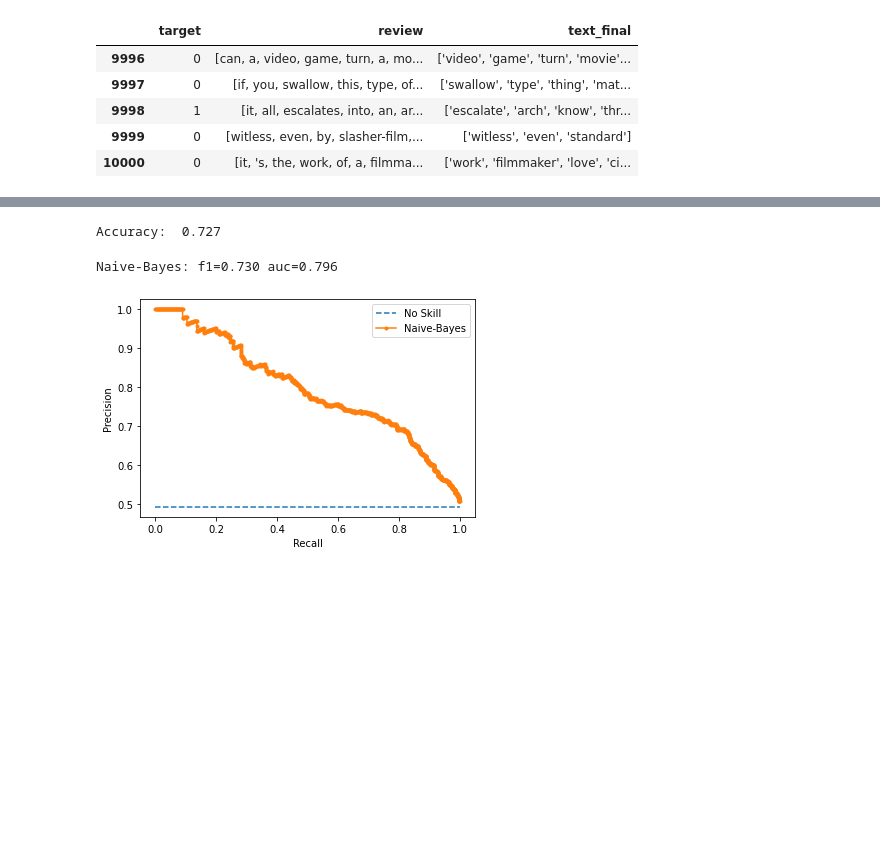
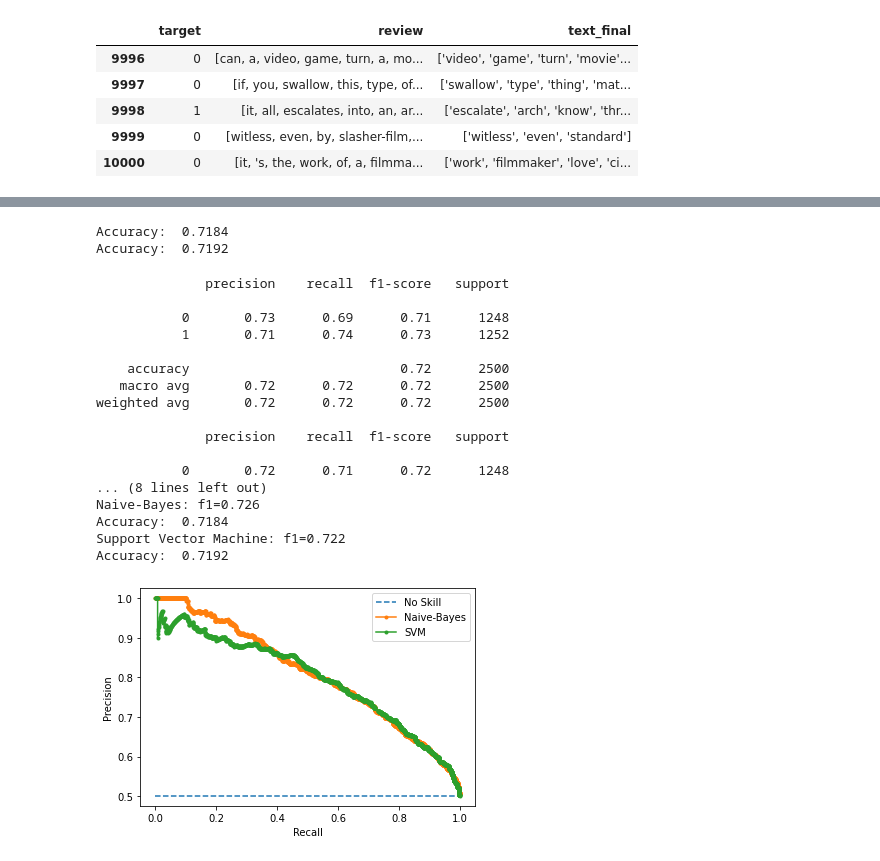
Before and after one commit to thomassheboy/CS254-FinalProject, a Jupyter notebook: ProjectDataImport.ipynb, the cells around one changed output, grey strips where cells are left out. Cells and saved outputs as stored; diff of their text form; code cells hidden in the pictures; blank space fills up the shorter version.

```diff
--- a/ProjectDataImport.ipynb
+++ b/ProjectDataImport.ipynb
@@ -133,8 +133,8 @@ reviews.tail()
 | 10000 | 0 | [it, 's, the, work, of, a, filmma... | ['work', 'filmmaker', 'love', 'ci... |
 # %%
 # Create Train and Test splits
-
-train_x, test_x, train_y, test_y = model_selection.train_test_split(reviews['text_final'], reviews['target'], test_size=.1)
+test_s = .25
+train_x, test_x, train_y, test_y = model_selection.train_test_split(reviews['text_final'], reviews['target'], test_size=test_s)
 # %%
 print("\ntrain_x Shape: ", train_x.shape)
 print("\ntrain_y Shape: ", train_y.shape)
@@ -166,7 +166,8 @@ Encoder = LabelEncoder()
 train_y = Encoder.fit_transform(train_y)
 test_y = Encoder.fit_transform(test_y)
 # %%
-Tfidf_vect = TfidfVectorizer(max_features=5000)
+max_f = 10000
+Tfidf_vect = TfidfVectorizer(max_features=max_f)
 Tfidf_vect.fit(reviews['text_final'])
 train_x_Tfidf = Tfidf_vect.transform(train_x)
 test_x_Tfidf = Tfidf_vect.transform(test_x)
@@ -203,41 +204,79 @@ pred_nb = nb.predict(test_x_Tfidf)
 
 # output accuracy just to show it works
 print("Accuracy: ", accuracy_score(pred_nb, test_y))
+
+svm = SVC(probability=True)
+svm.fit(train_x_Tfidf, train_y)
+pred_svm = svm.predict(test_x_Tfidf)
+print("Accuracy: ", accuracy_score(pred_svm, test_y))
 # %% [output]
-Accuracy:  0.727
+Accuracy:  0.7184
+Accuracy:  0.7192
 # %%
 #Analysis
 
 #Predict Probability
 nb_probs = nb.predict_proba(test_x_Tfidf)
 nb_probs = nb_probs[:,1]
+svm_probs = svm.predict_proba(test_x_Tfidf)
+svm_probs = svm_probs[:,1]
+
+#Classification Report
+print(classification_report(test_y, pred_nb, labels=[0,1]))
+print(classification_report(test_y, pred_svm, labels=[0,1]))
 
 #Calculate precision-recall
-precision, recall, thresholds = precision_recall_curve(test_y, nb_probs)
+precision_nb, recall_nb, thresholds_nb = precision_recall_curve(test_y, nb_probs)
+precision_svm, recall_svm, thresholds_svm = precision_recall_curve(test_y, svm_probs)
 
 #Calculate F1
-f1 = f1_score(test_y, pred_nb)
+f1_nb = f1_score(test_y, pred_nb)
+f1_svm = f1_score(test_y, pred_svm)
 
 #Calculate precision recal auc
-auc = auc(recall, precision)
+# auc_nb = auc(recall_nb, precision_nb)
+# auc_svm = auc(recall_svm, precision_svm)
 
 # summarize scores
-print('Naive-Bayes: f1=%.3f auc=%.3f' % (f1, auc))
+print("Test Split: ", test_s)
+print("Max Features: ", max_f)
+print('Naive-Bayes: f1=%.3f' % (f1_nb))
+print("Accuracy: ", accuracy_score(pred_nb, test_y))
+print('Support Vector Machine: f1=%.3f' % (f1_svm))
+print("Accuracy: ", accuracy_score(pred_svm, test_y))
+
 
 # plot the precision-recall curves
 no_skill = len(test_y[test_y==1]) / len(test_y)
 pyplot.plot([0, 1], [no_skill, no_skill], linestyle='--', label='No Skill')
-pyplot.plot(recall, precision, marker='.', label='Naive-Bayes')
+pyplot.plot(recall_nb, precision_nb, marker='.', label='Naive-Bayes')
+pyplot.plot(recall_svm, precision_svm, marker='.', label='SVM')
 
 # axis labels
 pyplot.xlabel('Recall')
 pyplot.ylabel('Precision')
 
 # show the legend
 pyplot.legend()
 
 # show the plot
 pyplot.show()
 # %% [output]
-Naive-Bayes: f1=0.730 auc=0.796
+              precision    recall  f1-score   support
+
+           0       0.73      0.69      0.71      1248
+           1       0.71      0.74      0.73      1252
+
+    accuracy                           0.72      2500
+   macro avg       0.72      0.72      0.72      2500
+weighted avg       0.72      0.72      0.72      2500
+
+              precision    recall  f1-score   support
+
+           0       0.72      0.71      0.72      1248
+... (8 lines left out)
+Naive-Bayes: f1=0.726
+Accuracy:  0.7184
+Support Vector Machine: f1=0.722
+Accuracy:  0.7192
-[figure, old version]
+[figure, new version]
```
Also changed, not shown: parts of 3 cells of this notebook, 1 other file.
